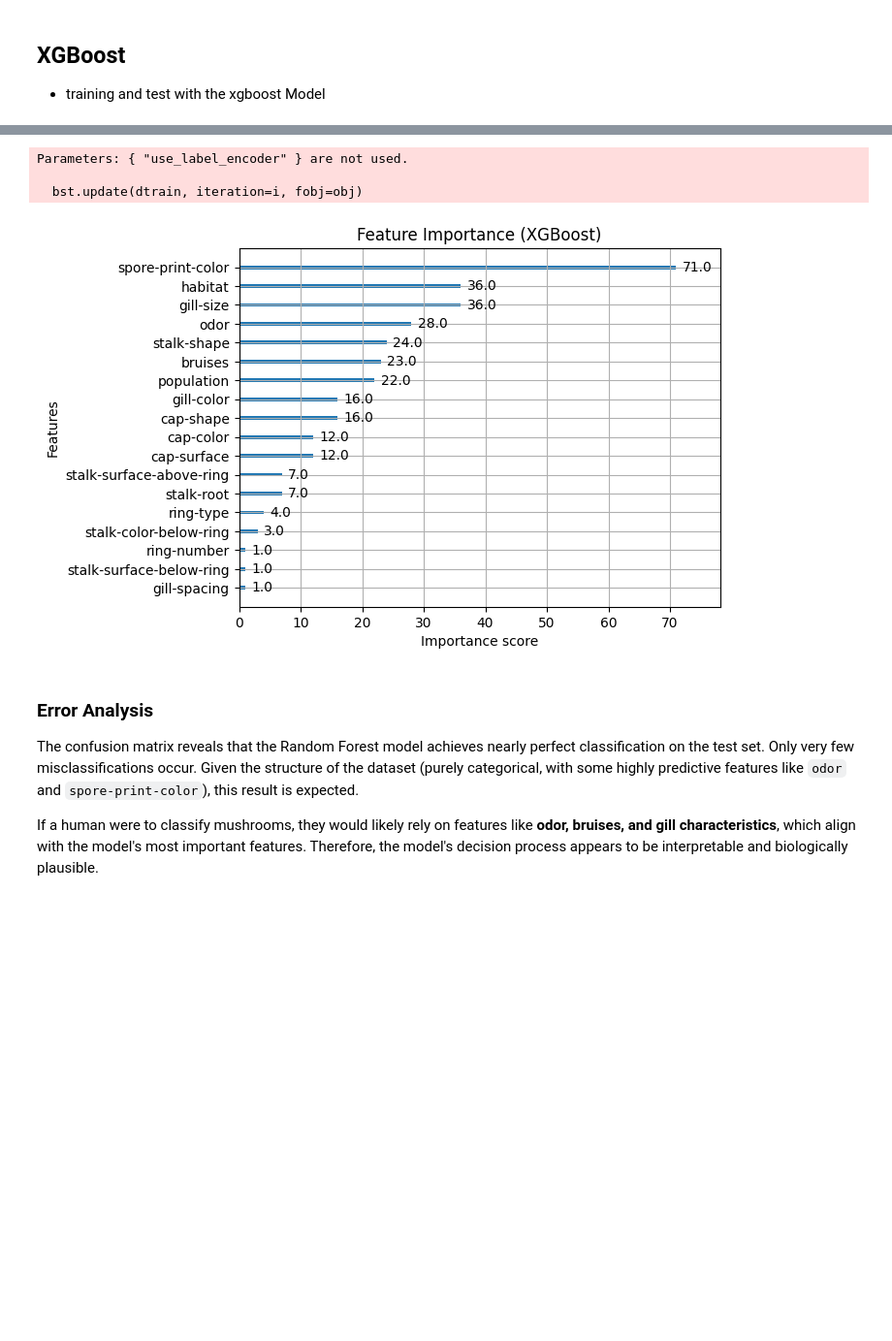
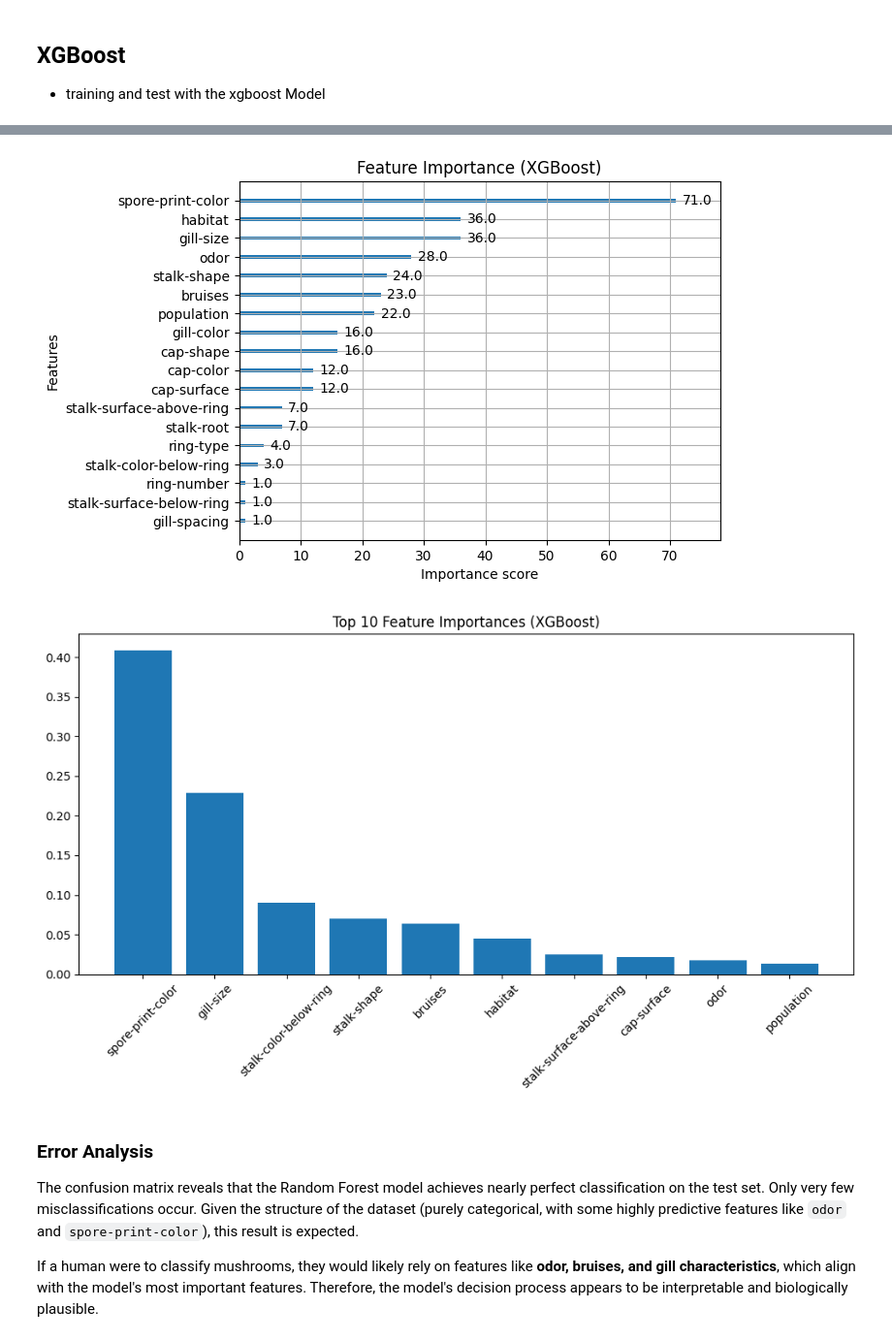
Before and after one commit to alarmedWater/ML, a Jupyter notebook: Mushroom Edibility Classification.ipynb, the cells around one changed output, grey strips where cells are left out. Shown at 97% size. Saved outputs shown, nothing was run; the diff lists cells and outputs as text; code cells hidden in the pictures; blank space fills up the shorter version.

```diff
--- a/Mushroom Edibility Classification.ipynb
+++ b/Mushroom Edibility Classification.ipynb
@@ -400,7 +400,9 @@ plt.show()
 from xgboost import XGBClassifier
 
 # Modell initialisieren
-xgb_model = XGBClassifier(use_label_encoder=False, eval_metric='logloss', random_state=42)
+xgb_model = XGBClassifier(eval_metric='logloss', random_state=42)
+scores = cross_val_score(xgb_model, X_train, y_train, cv=5, scoring='accuracy')
+print("Cross-Validation Accuracy: %.4f ± %.4f" % (scores.mean(), scores.std()))
 
 # Training
 xgb_model.fit(X_train, y_train)
@@ -417,4 +419,15 @@ print(classification_report(y_test, y_pred_xgb))
 xgb.plot_importance(xgb_model)
 plt.title("Feature Importance (XGBoost)")
 plt.show()
+
+importances = xgb_model.feature_importances_
+features = X_train.columns
+indices = np.argsort(importances)[::-1]
+
+plt.figure(figsize=(10, 6))
+plt.title("Top 10 Feature Importances (XGBoost)")
+plt.bar(range(10), importances[indices[:10]], align='center')
+plt.xticks(range(10), [features[i] for i in indices[:10]], rotation=45)
+plt.tight_layout()
+plt.show()
 # %% [output]
@@ -421,16 +435,14 @@ plt.show()
 Accuracy: 1.0000
 
 Classification Report:
 
               precision    recall  f1-score   support
 
            0       1.00      1.00      1.00       675
            1       1.00      1.00      1.00       454
 
     accuracy                           1.00      1129
    macro avg       1.00      1.00      1.00      1129
 weighted avg       1.00      1.00      1.00      1129
-Parameters: { "use_label_encoder" } are not used.
-
-  bst.update(dtrain, iteration=i, fobj=obj)
 [figure]
+[figure, added]
```
Also changed, not shown: parts of 2 cells of this notebook.
